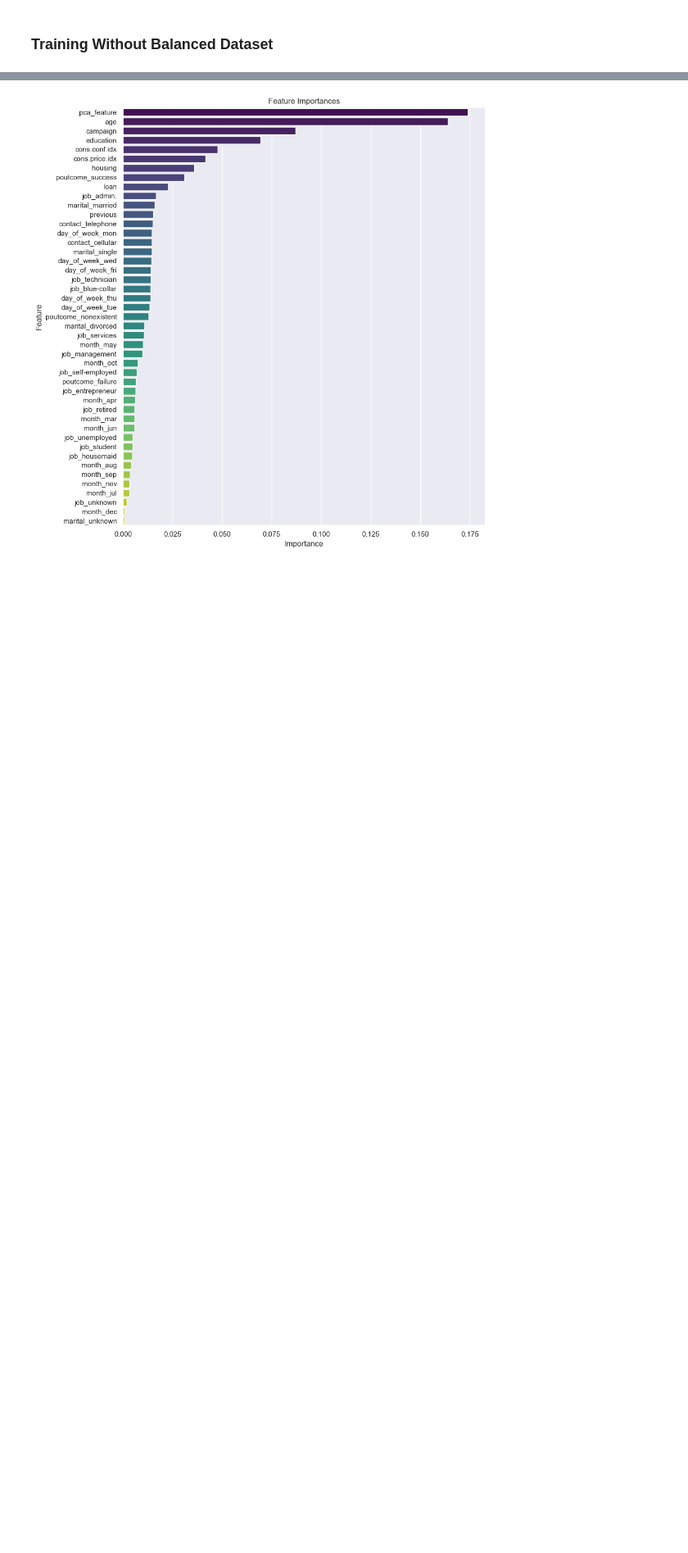
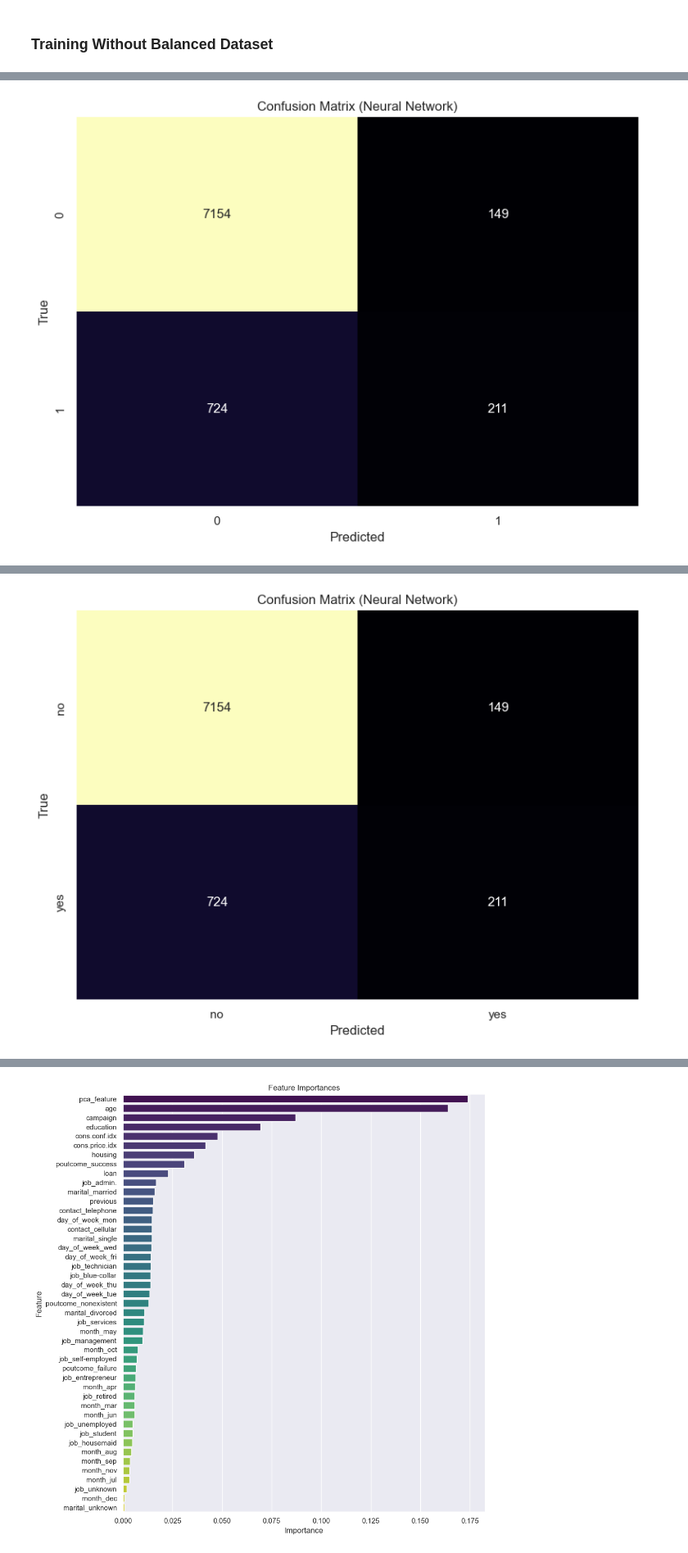
Before and after one commit to Aashiff2003/Predict-Term-Deposit-Subscription-, a Jupyter notebook: Predict Term Deposit Subscribtion -(additional).ipynb, the cells around one changed output, grey strips where cells are left out. Shown at 82% size. Saved outputs shown, nothing was run; the diff lists cells and outputs as text; code cells hidden in the pictures; blank space fills up the shorter version.

```diff
--- a/Predict Term Deposit Subscribtion -(additional).ipynb
+++ b/Predict Term Deposit Subscribtion -(additional).ipynb
@@ -494,24 +551,26 @@ X_train, X_test, y_train, y_test = train_test_split(X, y, test_size=0.2, random_
 # %%
 
 from sklearn.preprocessing import StandardScaler
-from sklearn.utils.class_weight import compute_class_weight
 from tensorflow.keras.models import Sequential
 from tensorflow.keras.layers import Input, Dense
 from tensorflow.keras.callbacks import EarlyStopping
+from sklearn.metrics import accuracy_score, classification_report, confusion_matrix
 
+X_train_df = pd.DataFrame(X_train)
+X_test_df = pd.DataFrame(X_test)
 
+# Standardize the features
 scaler = StandardScaler()
-scaler.fit(X_train)
-X_train_scaled = scaler.transform(X_train)
-X_test_scaled = scaler.transform(X_test)
+X_train = scaler.fit_transform(X_train_df)  # Fit and transform on training data
+X_test = scaler.transform(X_test_df)        # Transform on test data
 
 
 # Define the model
 model_no_bal = Sequential([
     Input(shape=(X_train.shape[1],)),  # Define input shape explicitly
-    Dense(64, activation='relu'),     # Hidden layer 1
-    Dense(32, activation='relu'),     # Hidden layer 2
-    Dense(1, activation='sigmoid')    # Output layer for binary classification
+    Dense(64, activation='relu'),             # Hidden layer 1
+    Dense(32, activation='relu'),             # Hidden layer 2
+    Dense(1, activation='sigmoid')            # Output layer for binary classification
 ])
 
 # Compile the model
@@ -526,13 +585,58 @@ history = model_no_bal.fit(
     epochs=20,
     batch_size=32,
     validation_data=(X_test, y_test),
-    callbacks=[early_stopping]
-
+    callbacks=[early_stopping],
 )
 
-# Evaluate the model
-results = model_no_bal.evaluate(X_test, y_test)
-print("Test Loss:", results[0])
-print("Test Accuracy:", results[1])
+# Evaluate the Neural Network model
+results_nn = model_no_bal.evaluate(X_test, y_test)
+print("\nNeural Network Test Loss:", results_nn[0])
+print("Neural Network Test Accuracy:", results_nn[1])
+
+# Make predictions using the Neural Network model
+y_pred_nn = (model_no_bal.predict(X_test) > 0.5).astype("int32")
+
+# Evaluate the Neural Network model using metrics
+print("\nClassification Report (Neural Network):")
+print(classification_report(y_test, y_pred_nn))
+
+print("\nConfusion Matrix (Neural Network):")
+print(confusion_matrix(y_test, y_pred_nn))
+
+# Confusion matrix for Neural Network predictions
+cm_nn = confusion_matrix(y_test, y_pred_nn)
+
+# Plot the confusion matrix with a different color palette
+plt.figure(figsize=(8, 6))
+sns.heatmap(cm_nn, annot=True, fmt='d', cmap='magma', cbar=False, xticklabels=np.unique(y_test), yticklabels=np.unique(y_test))
+
+plt.title('Confusion Matrix (Neural Network)')
+plt.xlabel('Predicted')
+plt.ylabel('True')
+plt.tight_layout()
+plt.show()
+
+# Make predictions using the Neural Network model
+y_pred_nn = (model_no_bal.predict(X_test) > 0.5).astype("int32")
+
+# Evaluate the Neural Network model using metrics
+print("\nClassification Report (Neural Network):")
+print(classification_report(y_test, y_pred_nn))
+
+print("\nConfusion Matrix (Neural Network):")
+print(confusion_matrix(y_test, y_pred_nn))
+
+# Confusion matrix for Neural Network predictions
+cm_nn = confusion_matrix(y_test, y_pred_nn)
+
+# Plot the confusion matrix with a different color palette
+plt.figure(figsize=(8, 6))
+sns.heatmap(cm_nn, annot=True, fmt='d', cmap='magma', cbar=False, xticklabels=df["y"].unique(), yticklabels=df["y"].unique())
+
+plt.title('Confusion Matrix (Neural Network)')
+plt.xlabel('Predicted')
+plt.ylabel('True')
+plt.tight_layout()
+plt.show()
 # %% [output]
 Epoch 1/20
@@ -554,0 +659 @@ Test Accuracy: 0.8976693153381348
+[figure, added]
@@ -555 +676,2 @@ Test Accuracy: 0.8976693153381348
+[figure, added]
 # %%
```
Also changed, not shown: parts of 31 cells of this notebook, 3 other files.
